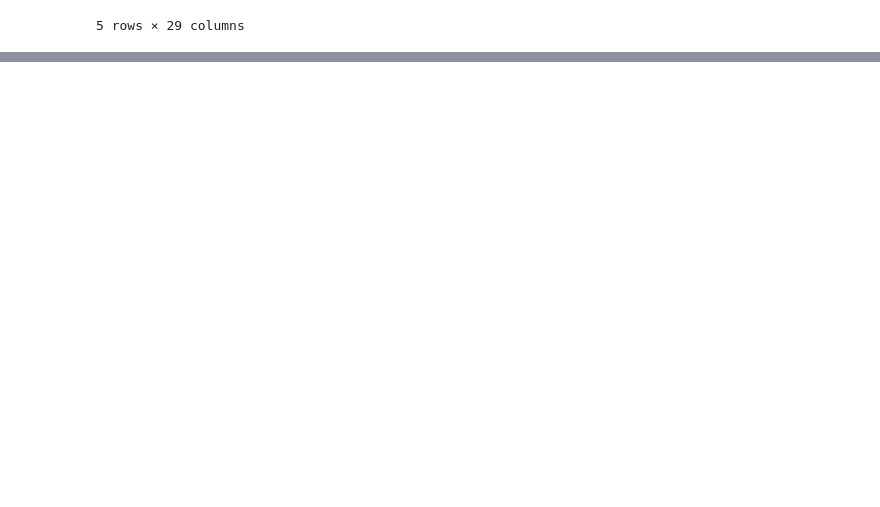
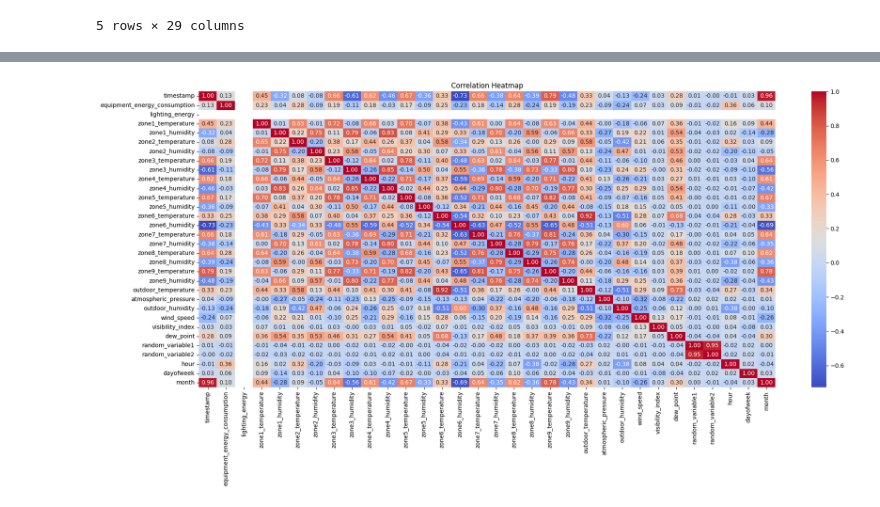
Before and after one commit to MaheshG10/DS-Intern-Assignment-Konda-Mahesh, a Jupyter notebook: Smart_Factory_Energy_Prediction_Model.ipynb, the cells around one changed output, grey strips where cells are left out. Drawn from its saved outputs; the diff is of its cells as text; code cells hidden in the pictures; blank space fills up the shorter version.

```diff
--- a/Smart_Factory_Energy_Prediction_Model.ipynb
+++ b/Smart_Factory_Energy_Prediction_Model.ipynb
@@ -150,0 +175,15 @@ df.tail()
+# %%
+# Converting the necessary columns to numeric (for sensors and energy consumption)
+df['equipment_energy_consumption'] = pd.to_numeric(df['equipment_energy_consumption'], errors='coerce')
+df['lighting_energy'] = pd.to_numeric(df['lighting_energy'], errors='coerce')
+
+# Converting sensor columns to numeric
+sensor_cols = df.columns[df.dtypes == 'object'].difference(['timestamp', 'equipment_energy_consumption', 'lighting_energy'])
+df[sensor_cols] = df[sensor_cols].apply(pd.to_numeric, errors='coerce')
+
+# Filling missing values in numeric columns with their median (excluding non-numeric columns like timestamp)
+numeric_cols = df.select_dtypes(include=['float64', 'int64']).columns
+df[numeric_cols] = df[numeric_cols].fillna(df[numeric_cols].median())
+
+# Checking for any remaining missing values
+print(df.isnull().sum())
@@ -150,0 +208,8 @@ df.tail()
+# %%
+# Converting timestamp to datetime
+df['timestamp'] = pd.to_datetime(df['timestamp'])
+
+# Extracting time-based features
+df['hour'] = df['timestamp'].dt.hour
+df['dayofweek'] = df['timestamp'].dt.dayofweek
+df['month'] = df['timestamp'].dt.month
@@ -150,0 +292,10 @@ df.tail()
+# %%
+# Correlation between columns
+plt.figure(figsize=(20, 10))
+corr = df.corr()
+sns.heatmap(corr, annot=True, cmap='coolwarm', fmt=".2f")
+plt.title('Correlation Heatmap')
+plt.tight_layout()
+plt.show()
+# %% [output]
+[figure, added]
```
Also changed, not shown: parts of 6 cells of this notebook.
